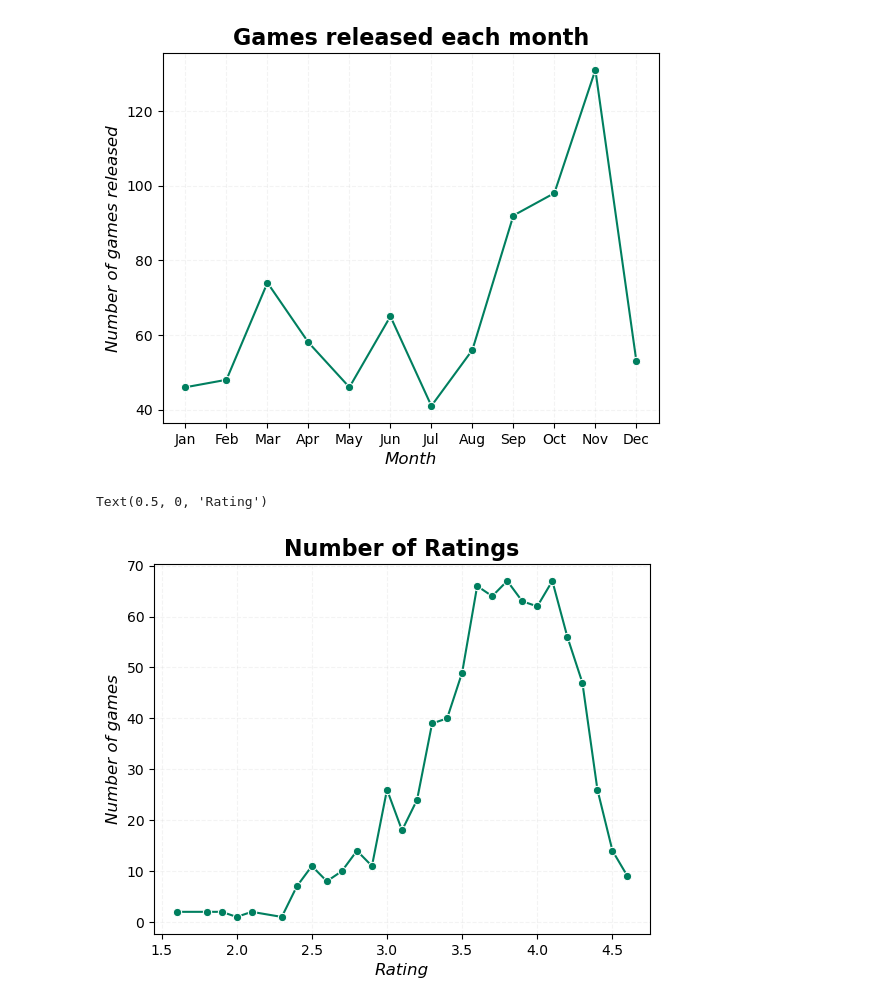
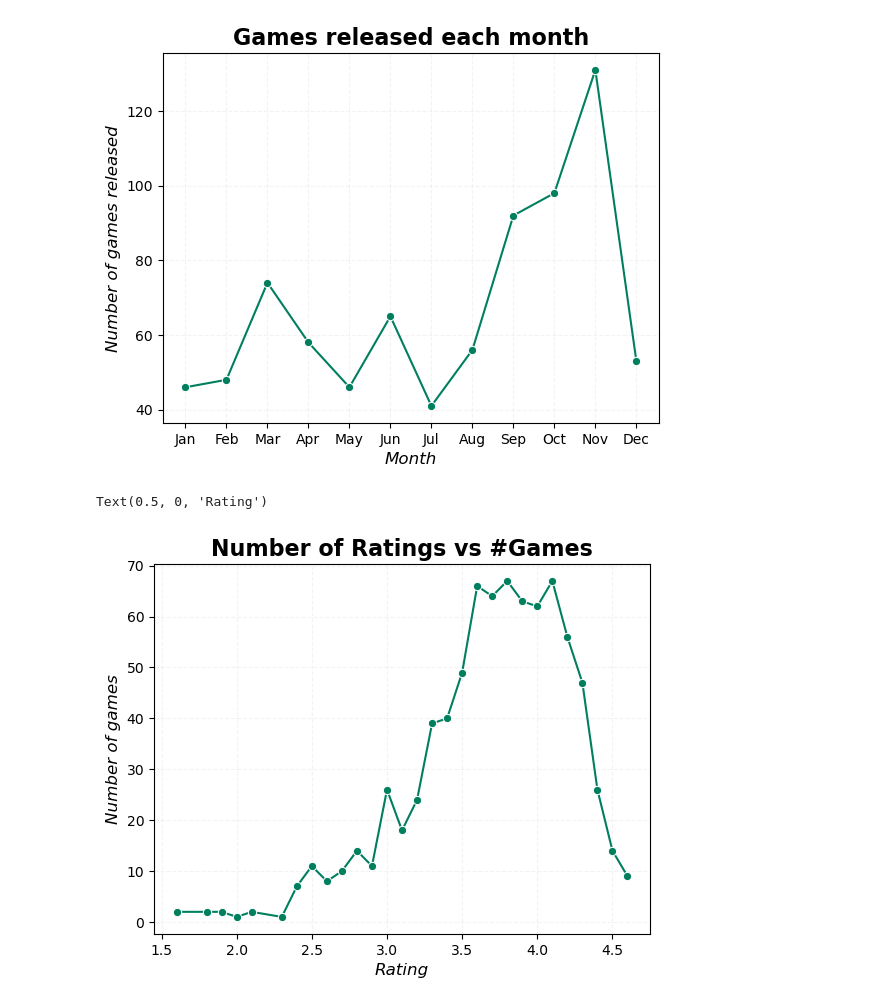
Before and after one commit to MasonNDeJesus/project_1_group_09, a Jupyter notebook: Mrunmai_work/data_cleaning.ipynb, the cells around one changed output. Saved outputs shown, nothing was run; the diff lists cells and outputs as text; code cells hidden in the pictures.

```diff
--- a/Mrunmai_work/data_cleaning.ipynb
+++ b/Mrunmai_work/data_cleaning.ipynb
@@ -749,12 +662,13 @@ sns.lineplot(data=title_counts_m, x='Release_Month', y='title_count_m', marker='
 <Axes: title={'center': 'Games released each month'}, xlabel='Month', ylabel='Number of games released'>
 [figure]
 # %%
+#line graph for ratings
 rating_counts = reviews_df.groupby('Rating').size().reset_index(name='rating_counts')
 sns.lineplot(data=rating_counts, x='Rating', y='rating_counts', marker='o')
 plt.grid(color="lightgrey", linestyle="--", alpha=0.25)
 plt.ylabel("Number of games", fontstyle="italic", fontsize=12)
-plt.title("Number of Ratings", fontsize=16, fontweight="bold")
+plt.title("Number of Ratings vs #Games", fontsize=16, fontweight="bold")
 plt.xlabel("Rating", fontstyle="italic", fontsize=12)
 # %% [output]
 Text(0.5, 0, 'Rating')
-[figure, old version]
+[figure, new version]
```
Also changed, not shown: parts of 20 cells of this notebook, 2 other files.
